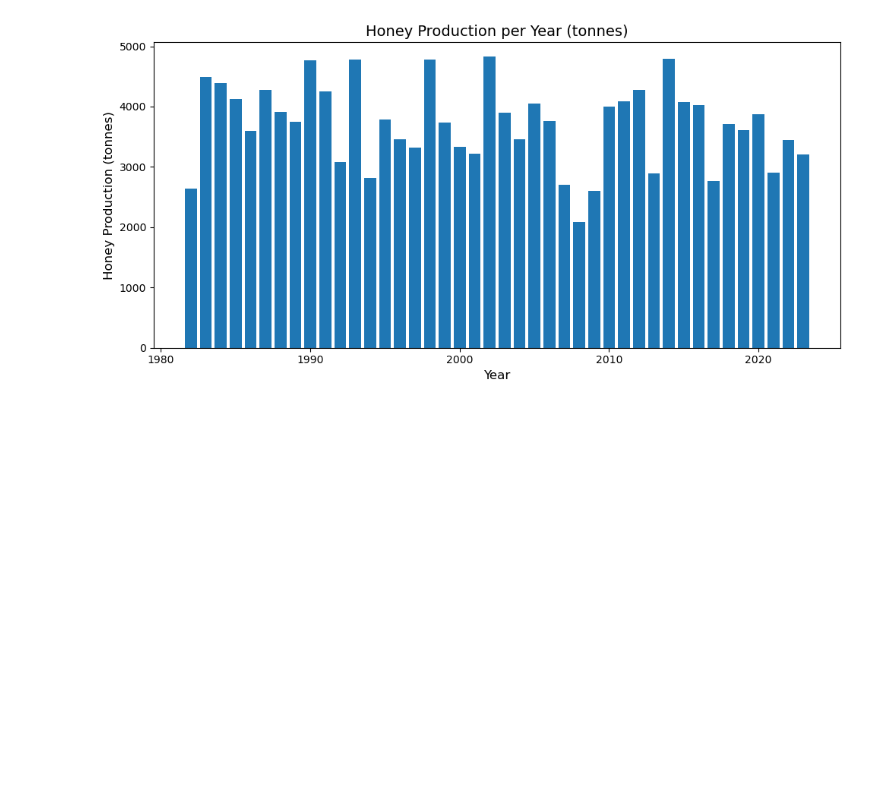
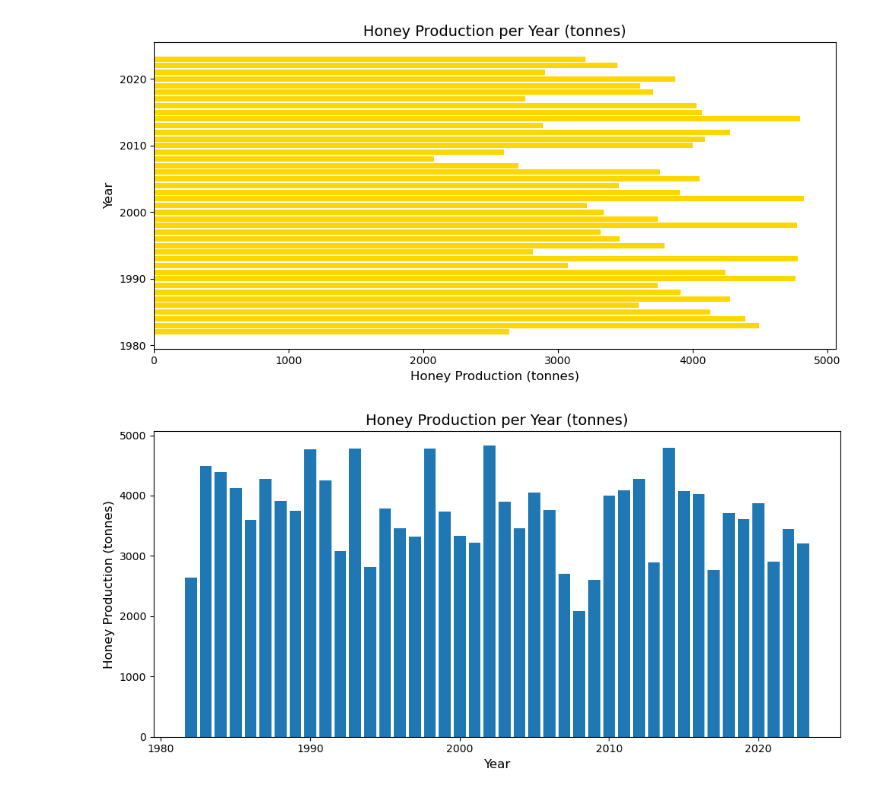
Before and after one commit to rktakk/visualization, a Jupyter notebook: 02_activities/assignments/assignment-4.ipynb, the cells around one changed output. Cells and saved outputs as stored; diff of their text form; code cells hidden in the pictures; blank space fills up the shorter version.

Commit message:
assignment-4 - horizontal bar graph added

```diff
--- a/02_activities/assignments/assignment-4.ipynb
+++ b/02_activities/assignments/assignment-4.ipynb
@@ -1,3 +1,40 @@
+# %%
+import numpy as np
+import matplotlib.pyplot as plt
+
+# Honey production values (tonnes)
+honey_production = np.array([2642, 4491, 4391, 4129, 3600, 4277, 3912,
+                             3742, 4763, 4247, 3076, 4784, 2815, 3790,
+                             3458, 3318, 4776, 3740, 3338, 3219,
+                             4824, 3903, 3456, 4055, 3759, 2708,
+                             2081, 2600, 3999, 4093, 4281, 2886,
+                             4798, 4070, 4028, 2761, 3707, 3612,
+                             3872, 2904, 3443, 3207])
+
+# Years
+years = np.array([1982, 1983, 1984, 1985, 1986, 1987, 1988, 1989,
+                  1990, 1991, 1992, 1993, 1994, 1995, 1996,
+                  1997, 1998, 1999, 2000, 2001, 2002, 2003,
+                  2004, 2005, 2006, 2007, 2008, 2009, 2010,
+                  2011, 2012, 2013, 2014, 2015, 2016, 2017,
+                  2018, 2019, 2020, 2021, 2022, 2023])
+
+# Create a figure and axis
+fig, ax = plt.subplots(figsize=(10, 5))
+
+# Create a horizontal bar graph with honey production on the x-axis and years on the y-axis
+ax.barh(years, honey_production, color='gold')
+
+# Set labels and title
+ax.set_xlabel('Honey Production (tonnes)', fontsize=12)
+ax.set_ylabel('Year', fontsize=12)
+ax.set_title('Honey Production per Year (tonnes)', fontsize=14)
+
+# Display the graph
+plt.tight_layout()
+plt.show()
+# %% [output]
+[figure, added]
 # %%
 import numpy as np
 import matplotlib.pyplot as plt
```
